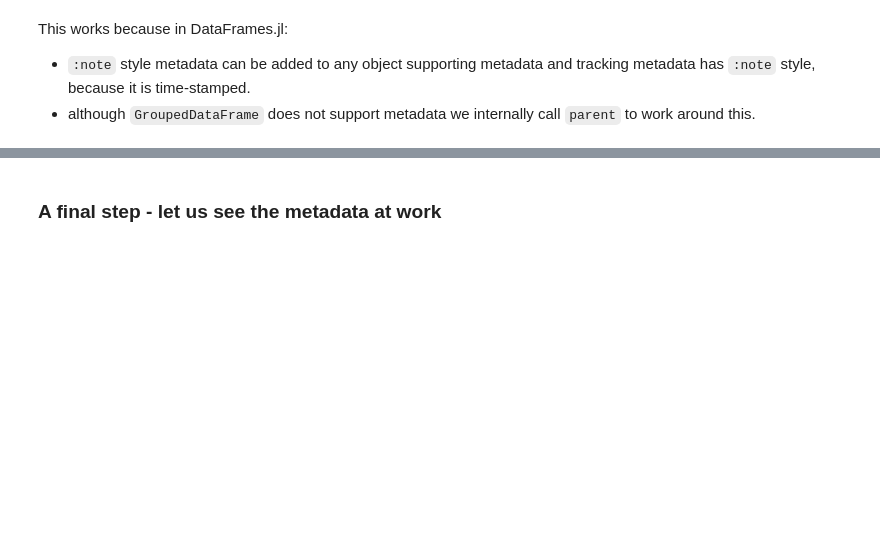
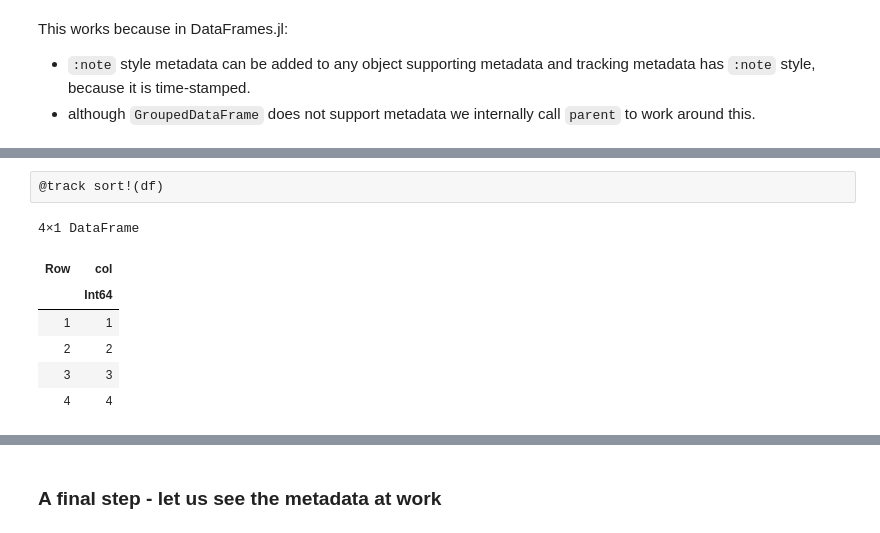
Before and after one commit to JuliaData/TableMetadataTools.jl, a Jupyter notebook: docs/demo.ipynb, the cells around one changed output, grey strips where cells are left out. Cells and saved outputs as stored; diff of their text form; blank space fills up the shorter version.

```diff
--- a/docs/demo.ipynb
+++ b/docs/demo.ipynb
@@ -362,0 +375,10 @@ This works because in DataFrames.jl:
+# %%
+@track sort!(df)
+# %% [output]
+4×1 DataFrame
+| Row | col |
+|  | Int64 |
+| 1 | 1 |
+| 2 | 2 |
+| 3 | 3 |
+| 4 | 4 |
```
Also changed, not shown: parts of 8 cells of this notebook, 2 other files.
